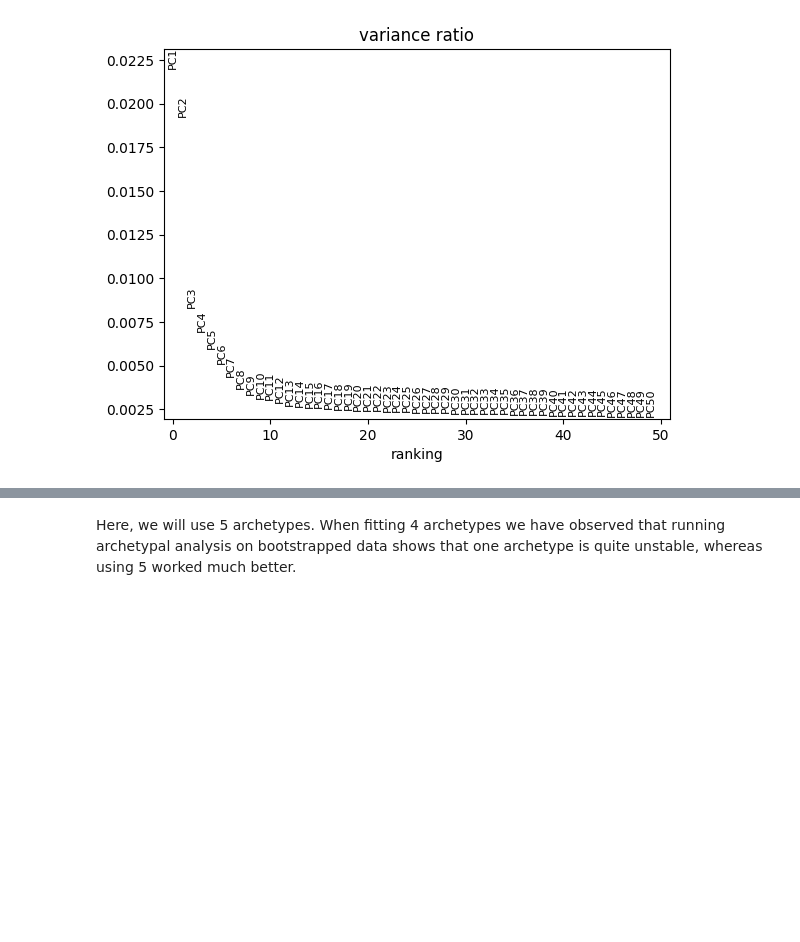
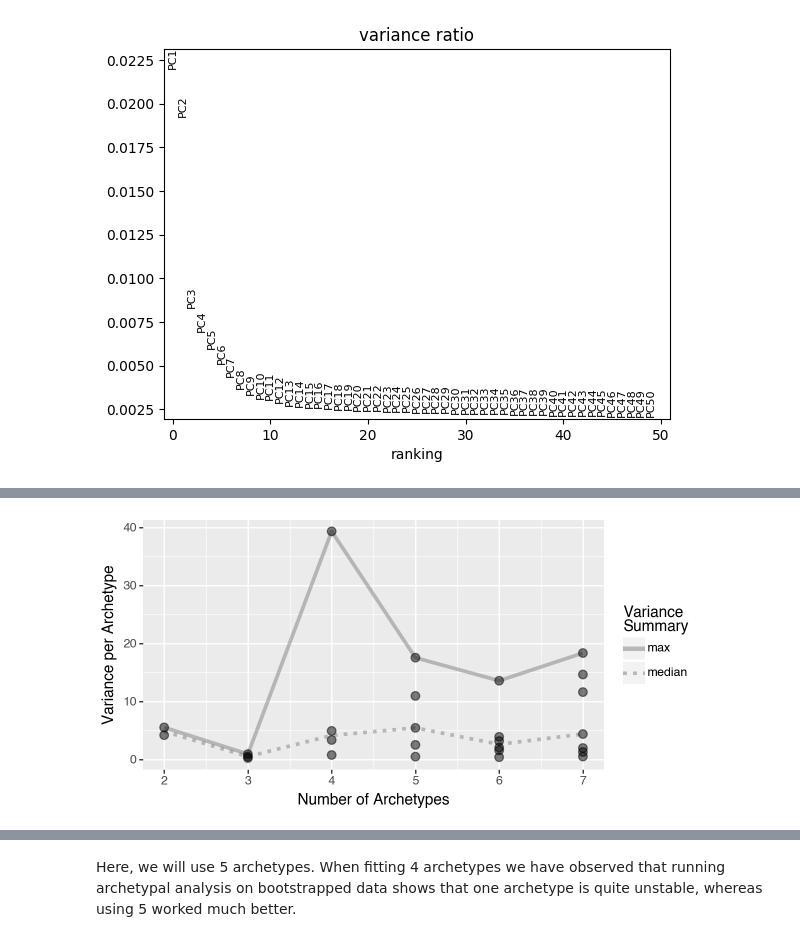
Before and after one commit to saezlab/ParTIpy, a Jupyter notebook: docs/notebooks/crosstalk.ipynb, the cells around one changed output, grey strips where cells are left out. Drawn from its saved outputs; the diff is of its cells as text; code cells hidden in the pictures; blank space fills up the shorter version.

```diff
--- a/docs/notebooks/crosstalk.ipynb
+++ b/docs/notebooks/crosstalk.ipynb
@@ -50,0 +44,5 @@ pt.set_obsm(adata=adata, obsm_key="X_pca", n_dimensions=8)
+# %%
+pt.compute_bootstrap_variance(adata, n_bootstrap=30, n_archetypes_list=list(range(2, 8)))
+pt.plot_bootstrap_variance(adata)
+# %% [output]
+[figure, added]
```
Also changed, not shown: parts of 14 cells of this notebook, 5 other files.
